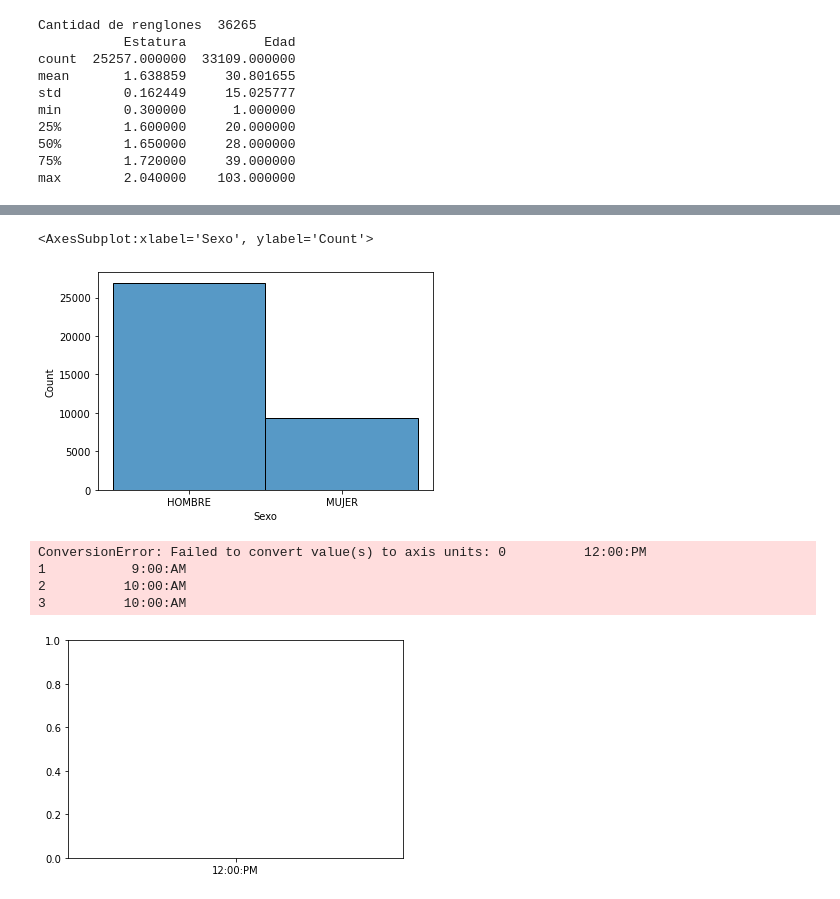
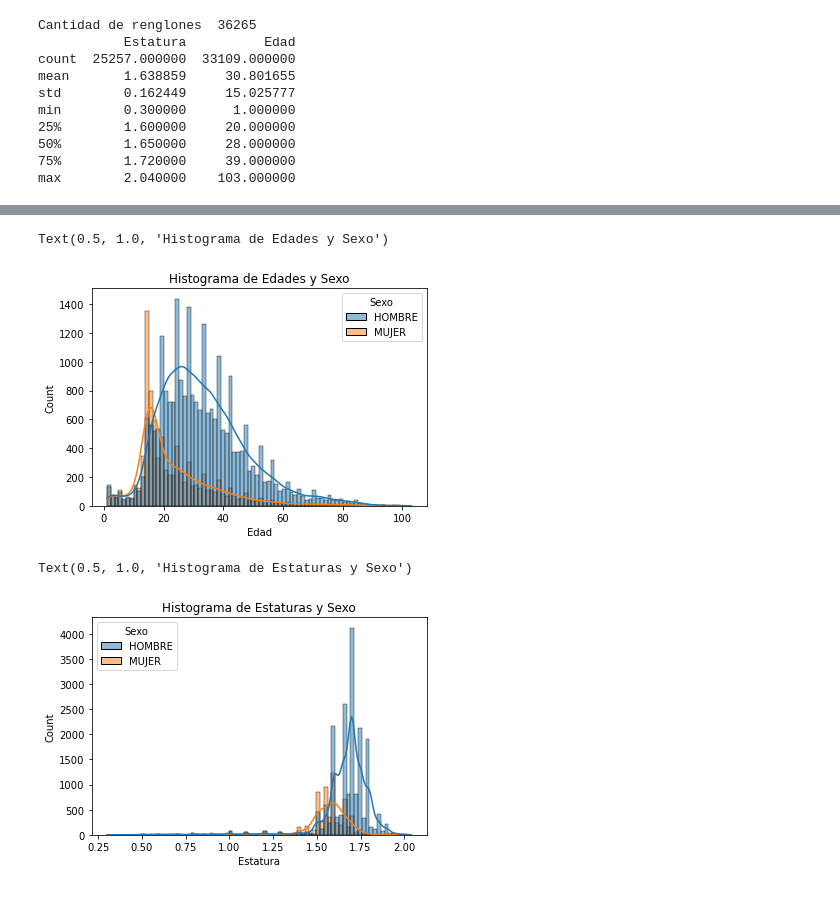
Before and after one commit to estebansanch/TC1002S, a Jupyter notebook: RetoDatos/Actividad_Dia_2_y_3.ipynb, the cells around one changed output, grey strips where cells are left out. Saved outputs shown, nothing was run; the diff lists cells and outputs as text; code cells hidden in the pictures.

```diff
--- a/RetoDatos/Actividad_Dia_2_y_3.ipynb
+++ b/RetoDatos/Actividad_Dia_2_y_3.ipynb
@@ -108,12 +68,14 @@ sns.heatmap(data=corr,)
 # %%
-sns.histplot(data=df,x='Sexo')
+sns.histplot(data=df, x='Edad', hue = 'Sexo', bins = 80, kde=True)
+
+plt.title("Histograma de Edades y Sexo")
 # %% [output]
-<AxesSubplot:xlabel='Sexo', ylabel='Count'>
+Text(0.5, 1.0, 'Histograma de Edades y Sexo')
-[figure, old version]
+[figure, new version]
 # %%
+sns.histplot(data=df, x='Estatura', hue = 'Sexo', bins = 80, kde=True)
+
+plt.title("Histograma de Estaturas y Sexo")
 # %% [output]
-ConversionError: Failed to convert value(s) to axis units: 0          12:00:PM
-1           9:00:AM
-2          10:00:AM
-3          10:00:AM
+Text(0.5, 1.0, 'Histograma de Estaturas y Sexo')
-[figure, old version]
+[figure, new version]
```
Also changed, not shown: parts of 6 cells of this notebook.
